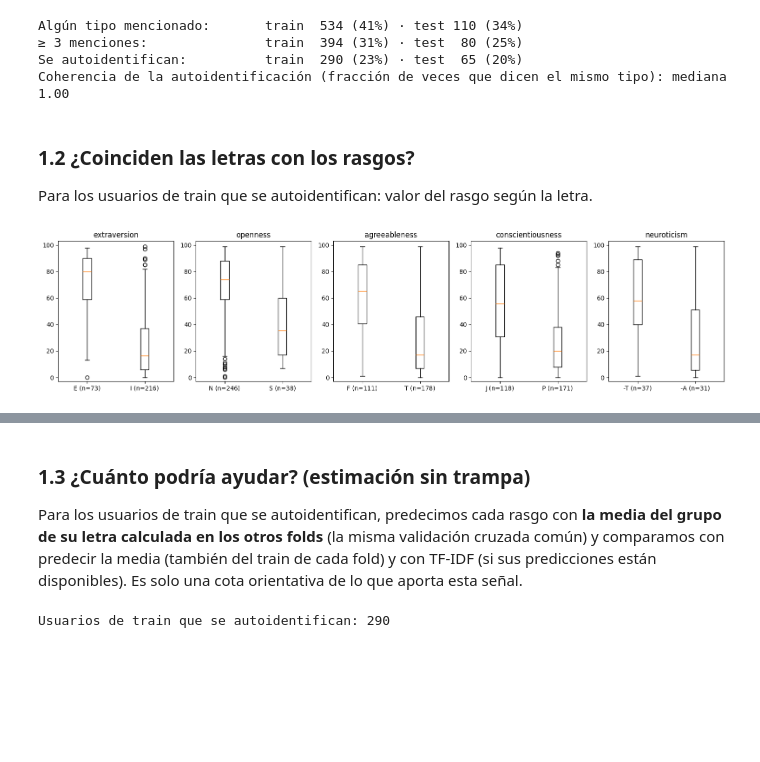
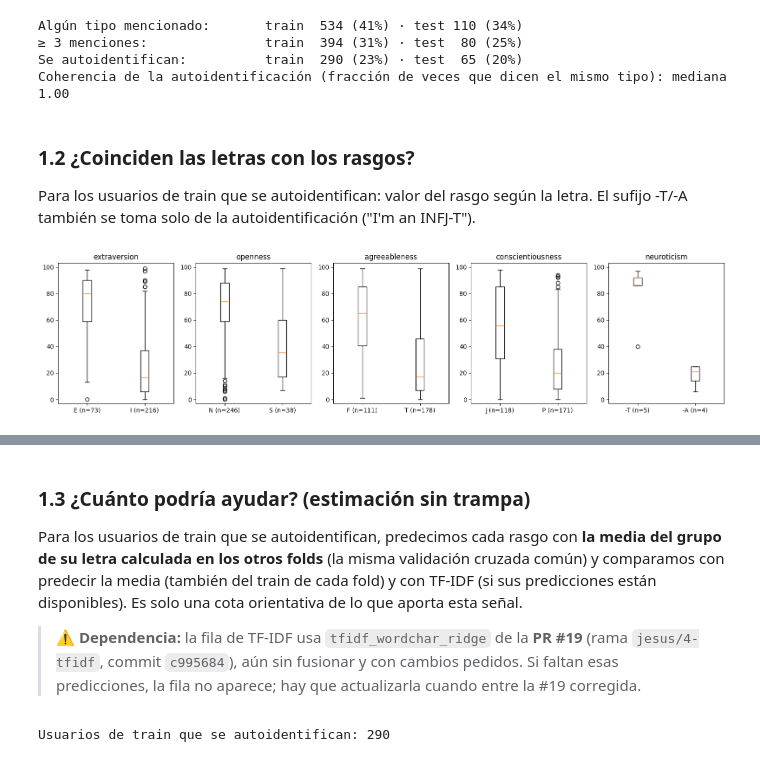
Before and after one commit to Vija97/TecLin_Final_Boss, a Jupyter notebook: notebooks/22_vija97_eda_relaciones.ipynb, the cells around one changed output, grey strips where cells are left out. Drawn from its saved outputs; the diff is of its cells as text; code cells hidden in the pictures; blank space fills up the shorter version.

```diff
--- a/notebooks/22_vija97_eda_relaciones.ipynb
+++ b/notebooks/22_vija97_eda_relaciones.ipynb
@@ -95,7 +95,7 @@ menciones["sufijo"] = menciones[1].str.upper()
 
 AUTO = r"(?i)\b(?:i'?m|i am|as an?|me,? an?)\s+(?:an?\s+)?([ie][ns][tf][jp])(?:-([at]))?\b"
 auto = posts["body"].str.extract(AUTO).dropna(subset=[0])
-auto = pd.DataFrame({"username": posts["username"].to_numpy()[auto.index], "tipo": auto[0].str.upper()})
+auto = pd.DataFrame({"username": posts["username"].to_numpy()[auto.index], "tipo": auto[0].str.upper(), "sufijo": auto[1].str.upper()})
 
 def mas_frecuente(s):
     return s.value_counts().index[0]
@@ -120,27 +120,28 @@ Se autoidentifican:          train  290 (23%) · test  65 (20%)
 Coherencia de la autoidentificación (fracción de veces que dicen el mismo tipo): mediana 1.00
 # %% [markdown]
 ### 1.2 ¿Coinciden las letras con los rasgos?
-Para los usuarios de train que se autoidentifican: valor del rasgo según la letra.
+Para los usuarios de train que se autoidentifican: valor del rasgo según la letra. El sufijo -T/-A también se toma solo de la autoidentificación ("I'm an INFJ-T").
 # %%
 d = lab.join(tipo_auto.rename("tipo"), how="inner")
 pares = [("E", "I", 0, "extraversion"), ("N", "S", 1, "openness"), ("F", "T", 2, "agreeableness"), ("J", "P", 3, "conscientiousness")]
 fig, axes = plt.subplots(1, 5, figsize=(16, 4))
 filas = []
 for ax, (a, b, pos, t) in zip(axes, pares):
     ga, gb = d.loc[d["tipo"].str[pos] == a, t].dropna(), d.loc[d["tipo"].str[pos] == b, t].dropna()
     ax.boxplot([ga, gb], tick_labels=[f"{a} (n={len(ga)})", f"{b} (n={len(gb)})"])
     ax.set_title(t); ax.set_ylim(-3, 103)
     filas.append({"rasgo": t, "letra": f"{a}/{b}", f"media {a}": ga.mean(), f"media {b}": gb.mean(), "diferencia": ga.mean() - gb.mean(), "n": len(ga) + len(gb)})
 
-suf = menciones.dropna(subset=["sufijo"]).groupby("username")["sufijo"].agg(mas_frecuente)
+# Solo el sufijo de la autoidentificación ("I'm an INFJ-T"), no de cualquier mención
+suf = auto.dropna(subset=["sufijo"]).groupby("username")["sufijo"].agg(mas_frecuente)
 ds = lab.join(suf.rename("sufijo"), how="inner")
 gt, ga_ = ds.loc[ds["sufijo"] == "T", "neuroticism"].dropna(), ds.loc[ds["sufijo"] == "A", "neuroticism"].dropna()
 axes[4].boxplot([gt, ga_], tick_labels=[f"-T (n={len(gt)})", f"-A (n={len(ga_)})"]); axes[4].set_title("neuroticism"); axes[4].set_ylim(-3, 103)
 filas.append({"rasgo": "neuroticism", "letra": "-T/-A", "diferencia": gt.mean() - ga_.mean(), "n": len(gt) + len(ga_)})
 plt.tight_layout(); plt.show()
 pd.DataFrame(filas).set_index("rasgo").round(1)
 # %% [output]
-[figure, old version]
+[figure, new version]
 |  | letra | media E | media I | diferencia | n | media N | media S | media F | media T | media J | media P |
 | rasgo |  |  |  |  |  |  |  |  |  |  |  |
 | extraversion | E/I | 72.5 | 24.3 | 48.2 | 289 | NaN | NaN | NaN | NaN | NaN | NaN |
@@ -151,6 +152,8 @@ pd.DataFrame(filas).set_index("rasgo").round(1)
 # %% [markdown]
 ### 1.3 ¿Cuánto podría ayudar? (estimación sin trampa)
 Para los usuarios de train que se autoidentifican, predecimos cada rasgo con **la media del grupo de su letra calculada en los otros folds** (la misma validación cruzada común) y comparamos con predecir la media (también del train de cada fold) y con TF-IDF (si sus predicciones están disponibles). Es solo una cota orientativa de lo que aporta esta señal.
+
+> ⚠️ **Dependencia:** la fila de TF-IDF usa `tfidf_wordchar_ridge` de la **PR #19** (rama `jesus/4-tfidf`, commit `c995684`), aún sin fusionar y con cambios pedidos. Si faltan esas predicciones, la fila no aparece; hay que actualizarla cuando entre la #19 corregida.
 # %%
 from src.predicciones import listar_variantes, cargar_predicciones
 
```
Also changed, not shown: parts of 3 cells of this notebook, 1 other file.
